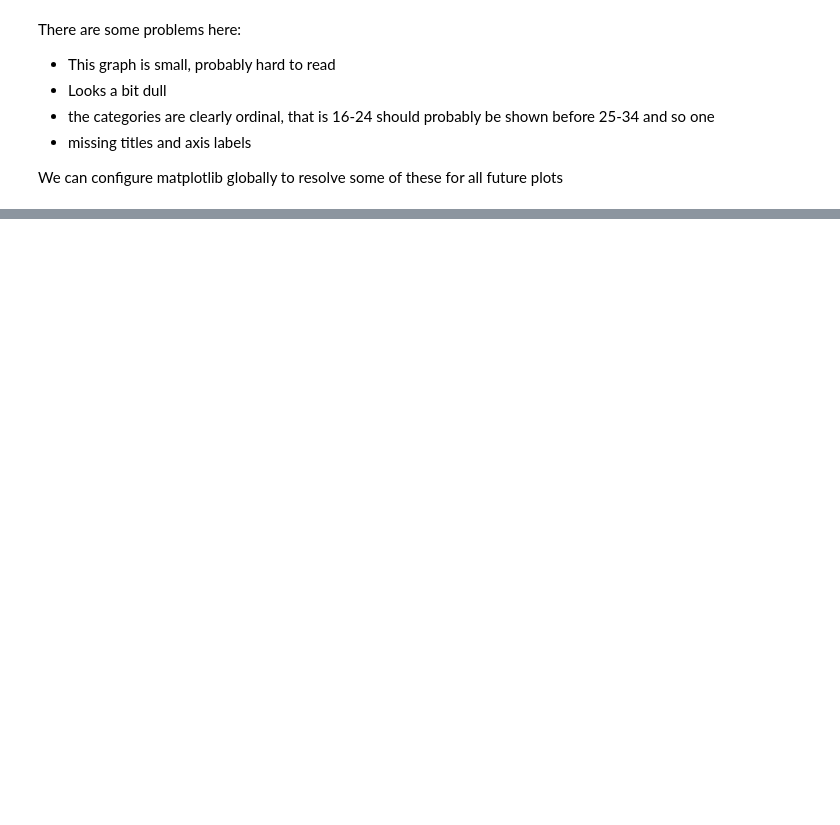
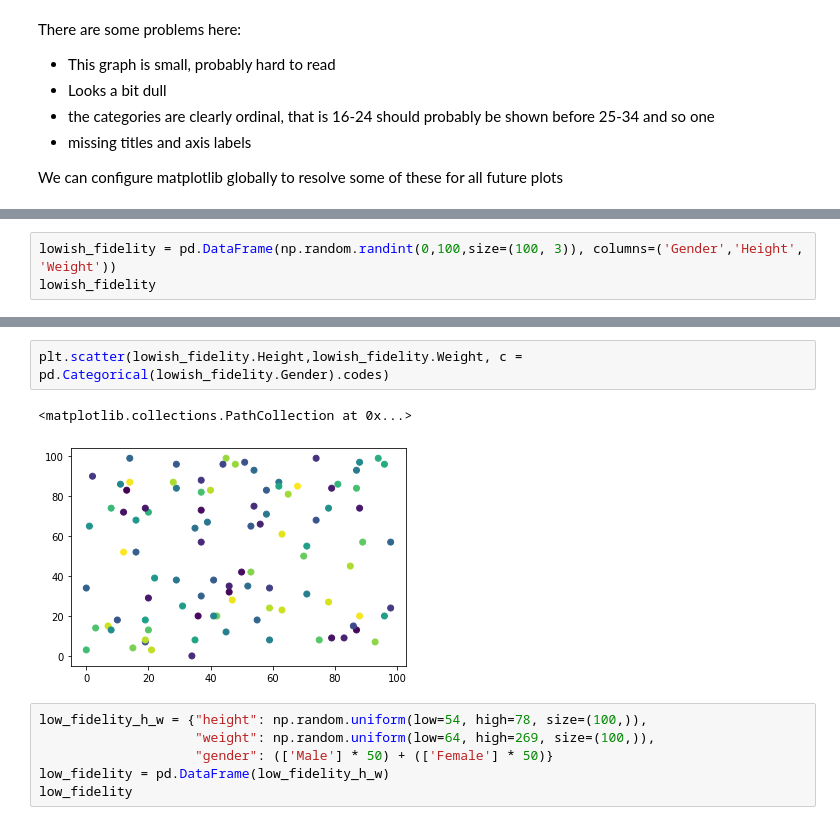
Before and after one commit to UKDataServiceOpen/Synthetic-Data, a Jupyter notebook: code-demo/CodeDemo-Basics.ipynb, the cells around one changed output, grey strips where cells are left out. Saved outputs shown, nothing was run; the diff lists cells and outputs as text; blank space fills up the shorter version.

```diff
--- a/code-demo/CodeDemo-Basics.ipynb
+++ b/code-demo/CodeDemo-Basics.ipynb
@@ -216,0 +234,3 @@ We can configure matplotlib globally to resolve some of these for all future plo
+# %%
+lowish_fidelity = pd.DataFrame(np.random.randint(0,100,size=(100, 3)), columns=('Gender','Height', 'Weight'))
+lowish_fidelity
@@ -216,0 +251,11 @@ We can configure matplotlib globally to resolve some of these for all future plo
+# %%
+plt.scatter(lowish_fidelity.Height,lowish_fidelity.Weight, c = pd.Categorical(lowish_fidelity.Gender).codes)
+# %% [output]
+<matplotlib.collections.PathCollection at 0x...>
+[figure, added]
+# %%
+low_fidelity_h_w = {"height": np.random.uniform(low=54, high=78, size=(100,)),
+                    "weight": np.random.uniform(low=64, high=269, size=(100,)),
+                    "gender": (['Male'] * 50) + (['Female'] * 50)}
+low_fidelity = pd.DataFrame(low_fidelity_h_w)
+low_fidelity
```
Also changed, not shown: parts of 13 cells of this notebook, 1 other file.
